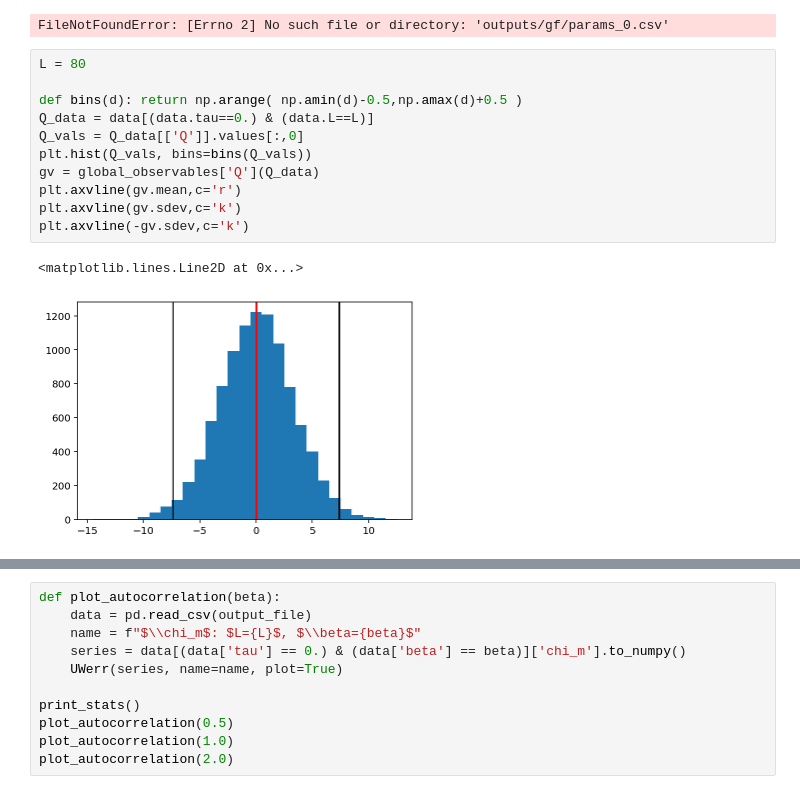
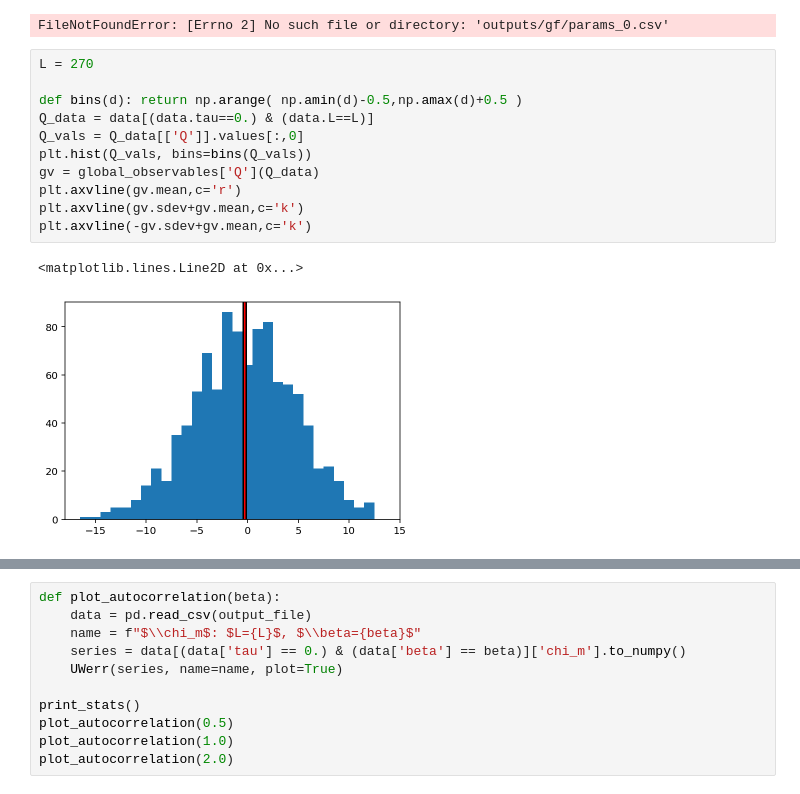
Before and after one commit to stuartthomas25/honors-thesis, a Jupyter notebook: code/gradient_flow.ipynb, the cells around one changed output, grey strips where cells are left out. Cells and saved outputs as stored; diff of their text form.

```diff
--- a/code/gradient_flow.ipynb
+++ b/code/gradient_flow.ipynb
@@ -193,19 +195,19 @@ print_stats()
 # %% [output]
 FileNotFoundError: [Errno 2] No such file or directory: 'outputs/gf/params_0.csv'
 # %%
-L = 80
+L = 270
 
 def bins(d): return np.arange( np.amin(d)-0.5,np.amax(d)+0.5 )
 Q_data = data[(data.tau==0.) & (data.L==L)]
 Q_vals = Q_data[['Q']].values[:,0]
 plt.hist(Q_vals, bins=bins(Q_vals))
 gv = global_observables['Q'](Q_data)
 plt.axvline(gv.mean,c='r')
-plt.axvline(gv.sdev,c='k')
-plt.axvline(-gv.sdev,c='k')
+plt.axvline(gv.sdev+gv.mean,c='k')
+plt.axvline(-gv.sdev+gv.mean,c='k')
 # %% [output]
 <matplotlib.lines.Line2D at 0x...>
-[figure, old version]
+[figure, new version]
 # %%
 observ_names = ['Q','chi_t']
 observ_objs = [global_observables[o] for o in observ_names]
```
Also changed, not shown: parts of 19 cells of this notebook.
